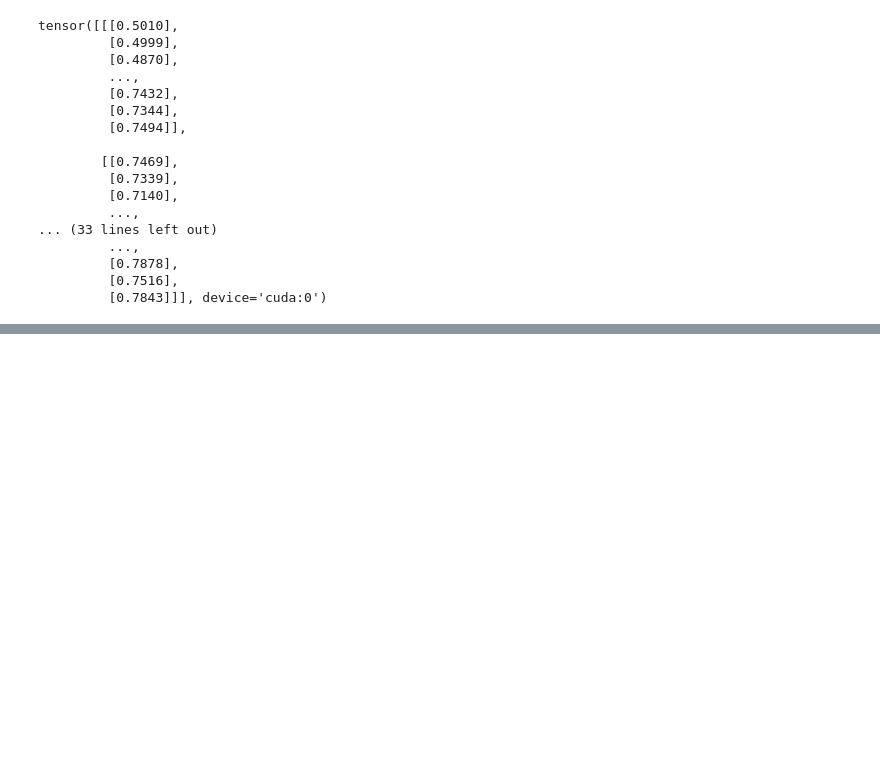
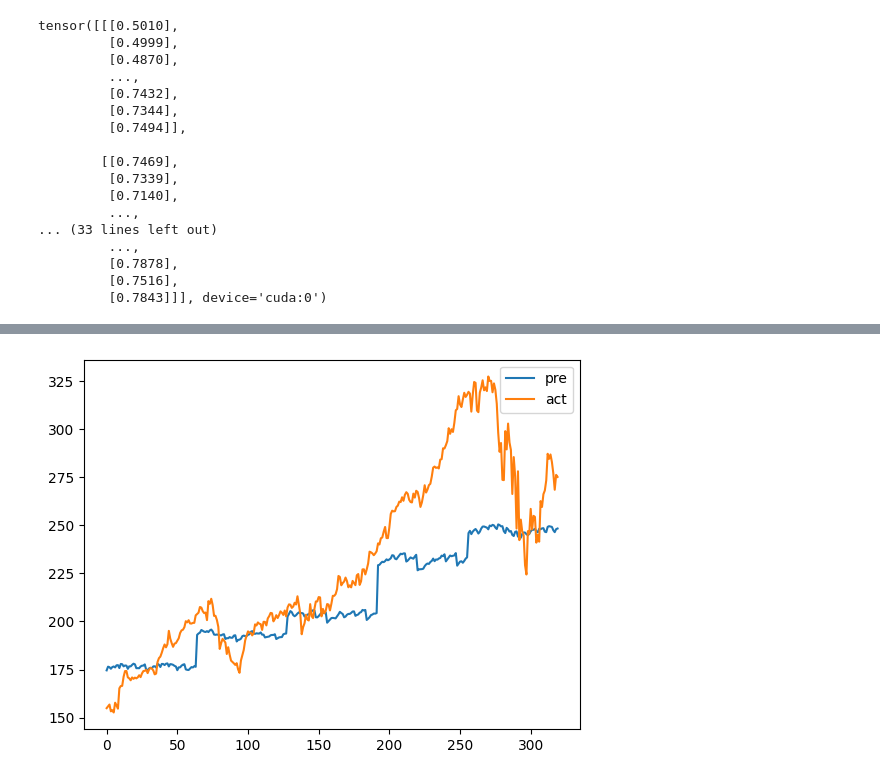
Before and after one commit to shaunchen284/11, a Jupyter notebook: pytorch_lstm_time_series_data.ipynb, the cells around one changed output, grey strips where cells are left out. Cells and saved outputs as stored; diff of their text form; code cells hidden in the pictures; blank space fills up the shorter version.

```diff
--- a/pytorch_lstm_time_series_data.ipynb
+++ b/pytorch_lstm_time_series_data.ipynb
@@ -317,0 +304,10 @@ test mse loss 156.67480378358545
+# %%
+plt.plot(pred_arr,label = 'pre')
+plt.plot(y_arr,label = 'act')
+# plt.title('train_loss and test_loss')
+# plt.xlabel('epoch')
+# plt.ylabel('loss')
+plt.legend()
+plt.show()
+# %% [output]
+[figure, added]
```
Also changed, not shown: parts of 5 cells of this notebook.
